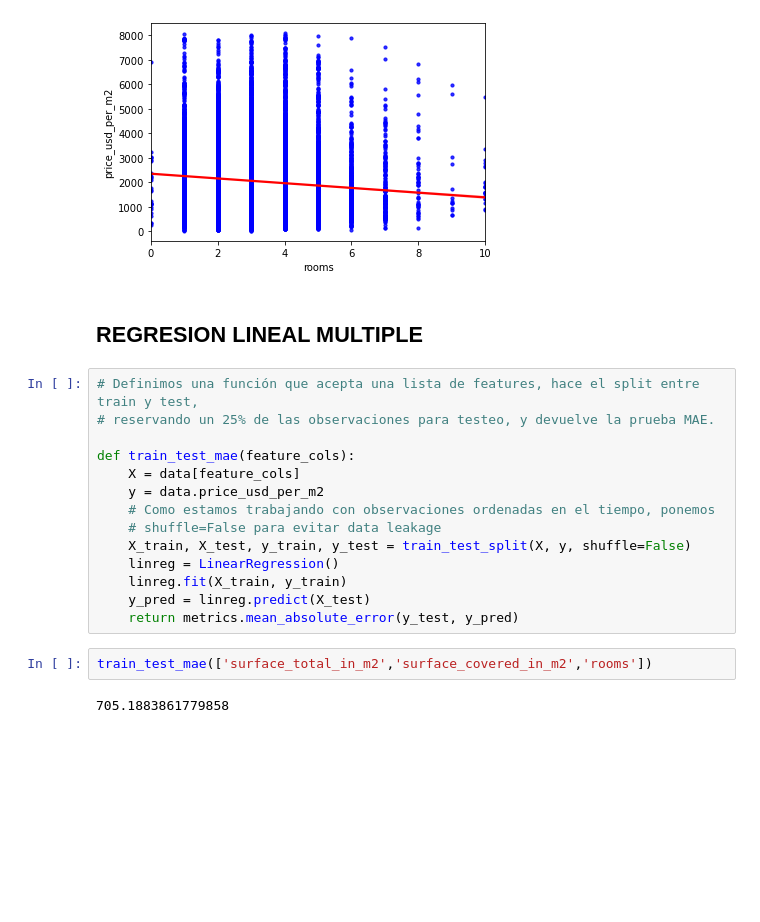
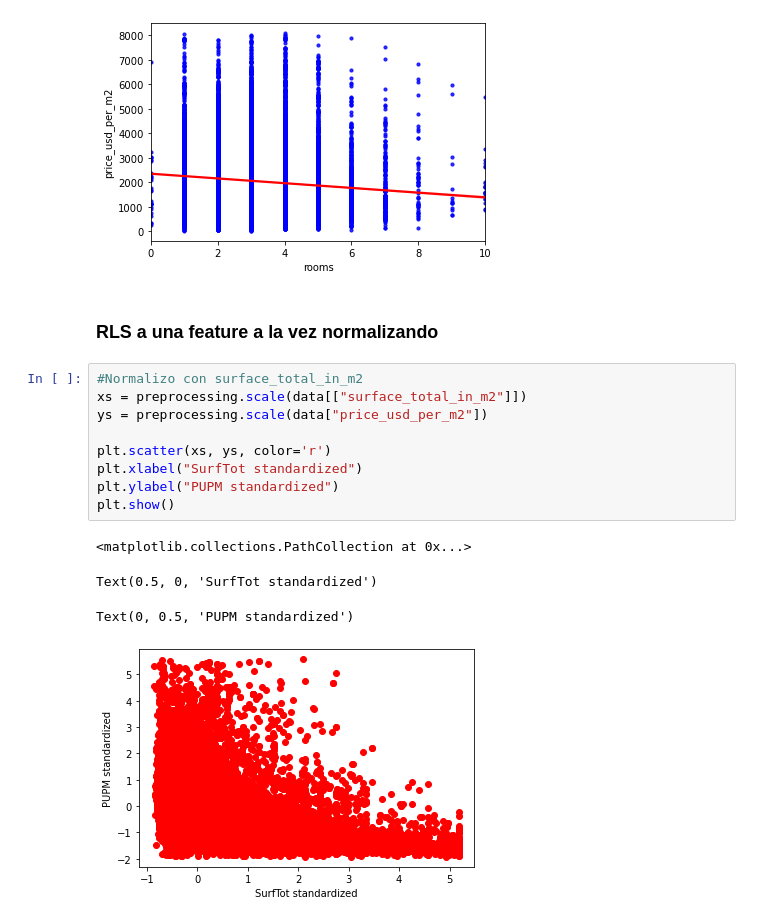
Before and after one commit to szl30n/ProyectosDHDS, a Jupyter notebook: TP2/2_Principal.ipynb, the cells around one changed output. Drawn from its saved outputs; the diff is of its cells as text; blank space fills up the shorter version.

```diff
--- a/TP2/2_Principal.ipynb
+++ b/TP2/2_Principal.ipynb
@@ -121,23 +147,19 @@ RMSE    1053.19
 R2      0.01
 <AxesSubplot:xlabel='rooms', ylabel='price_usd_per_m2'>
 [figure]
-# %% [markdown]
-## **REGRESION LINEAL MULTIPLE**
-# %%
-# Definimos una función que acepta una lista de features, hace el split entre train y test,
-# reservando un 25% de las observaciones para testeo, y devuelve la prueba MAE.
-
-def train_test_mae(feature_cols):
-    X = data[feature_cols]
-    y = data.price_usd_per_m2
-    # Como estamos trabajando con observaciones ordenadas en el tiempo, ponemos
-    # shuffle=False para evitar data leakage
-    X_train, X_test, y_train, y_test = train_test_split(X, y, shuffle=False)
-    linreg = LinearRegression()
-    linreg.fit(X_train, y_train)
-    y_pred = linreg.predict(X_test)
-    return metrics.mean_absolute_error(y_test, y_pred)
-# %%
-train_test_mae(['surface_total_in_m2','surface_covered_in_m2','rooms'])
-# %% [output]
-705.1883861779858
+# %% [markdown]
+### RLS a una feature a la vez **normalizando**
+# %%
+#Normalizo con surface_total_in_m2
+xs = preprocessing.scale(data[["surface_total_in_m2"]])
+ys = preprocessing.scale(data["price_usd_per_m2"])
+
+plt.scatter(xs, ys, color='r')
+plt.xlabel("SurfTot standardized")
+plt.ylabel("PUPM standardized")
+plt.show()
+# %% [output]
+<matplotlib.collections.PathCollection at 0x...>
+Text(0.5, 0, 'SurfTot standardized')
+Text(0, 0.5, 'PUPM standardized')
+[figure, added]
```
Also changed, not shown: parts of 16 cells of this notebook, 1 other file.
